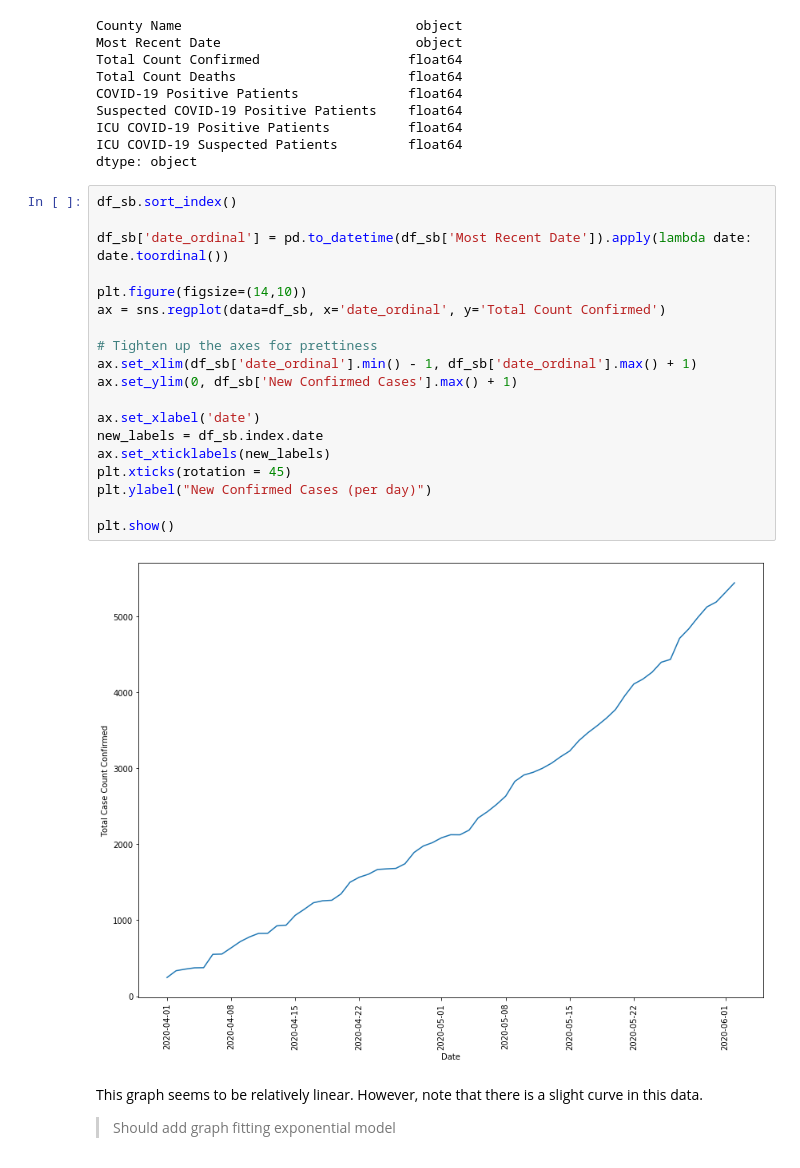
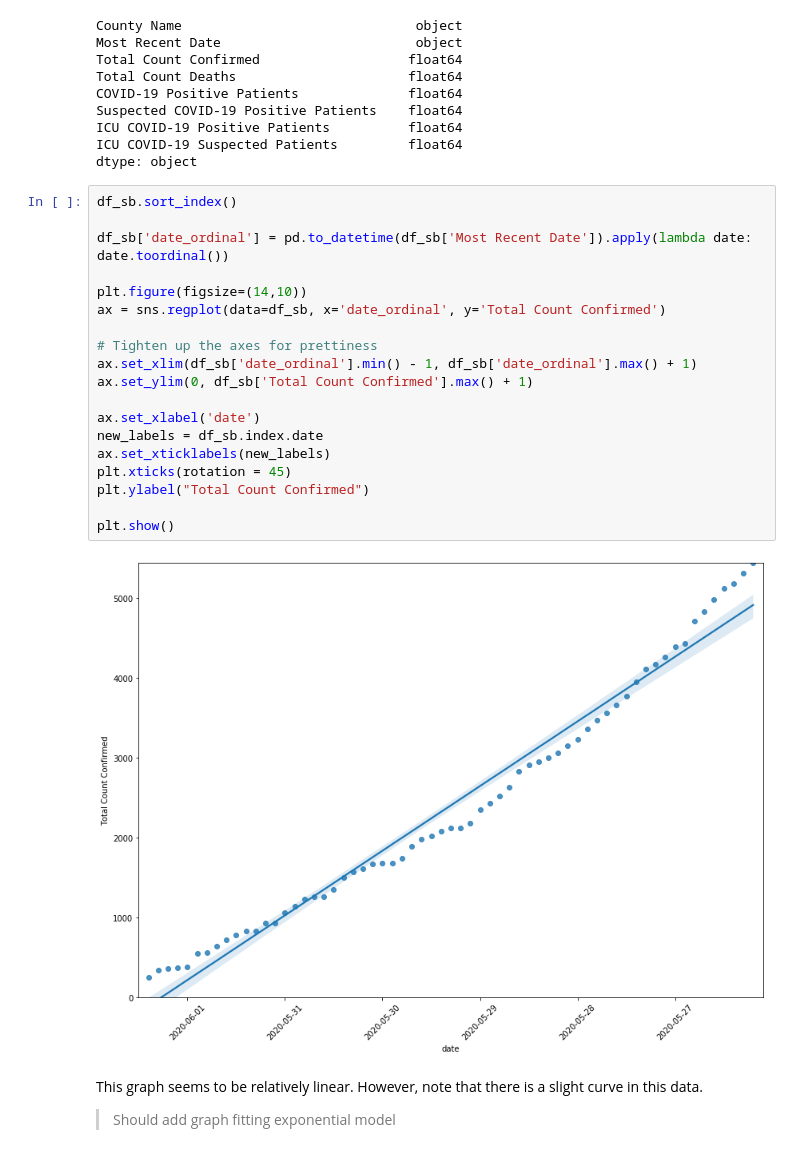
Before and after one commit to SarahEGood/covid19-SB, a Jupyter notebook: San_Bernardino_COVID-19_Data.ipynb, the cells around one changed output. Drawn from its saved outputs; the diff is of its cells as text.

```diff
--- a/San_Bernardino_COVID-19_Data.ipynb
+++ b/San_Bernardino_COVID-19_Data.ipynb
@@ -46,24 +46,24 @@ dtype: object
 # %%
 df_sb.sort_index()
 
 df_sb['date_ordinal'] = pd.to_datetime(df_sb['Most Recent Date']).apply(lambda date: date.toordinal())
 
 plt.figure(figsize=(14,10))
 ax = sns.regplot(data=df_sb, x='date_ordinal', y='Total Count Confirmed')
 
 # Tighten up the axes for prettiness
 ax.set_xlim(df_sb['date_ordinal'].min() - 1, df_sb['date_ordinal'].max() + 1)
-ax.set_ylim(0, df_sb['New Confirmed Cases'].max() + 1)
+ax.set_ylim(0, df_sb['Total Count Confirmed'].max() + 1)
 
 ax.set_xlabel('date')
 new_labels = df_sb.index.date
 ax.set_xticklabels(new_labels)
 plt.xticks(rotation = 45)
-plt.ylabel("New Confirmed Cases (per day)")
+plt.ylabel("Total Count Confirmed")
 
 plt.show()
 # %% [output]
-[figure, old version]
+[figure, new version]
 # %% [markdown]
 This graph seems to be relatively linear. However, note that there is a slight curve in this data.
 
```
Also changed, not shown: 1 other file.
